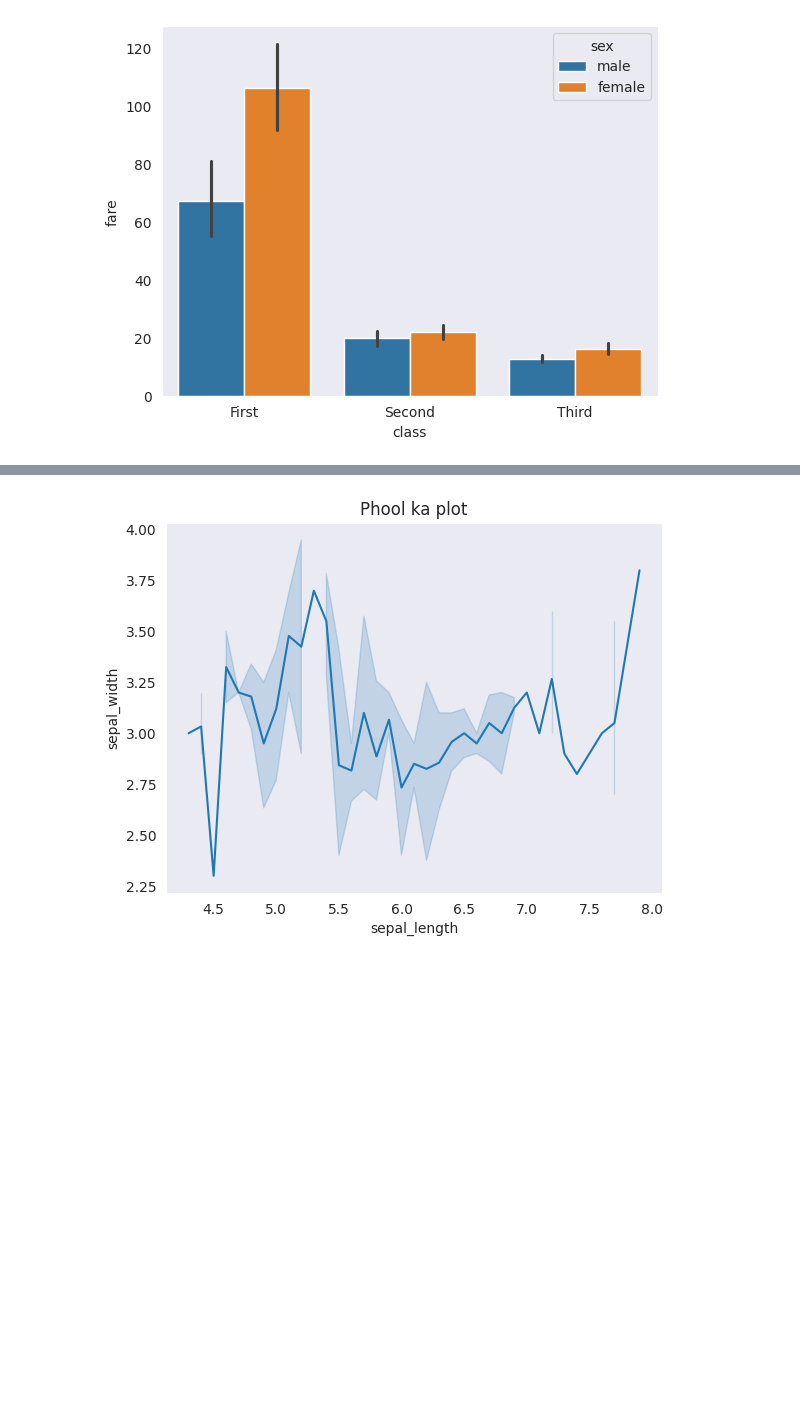
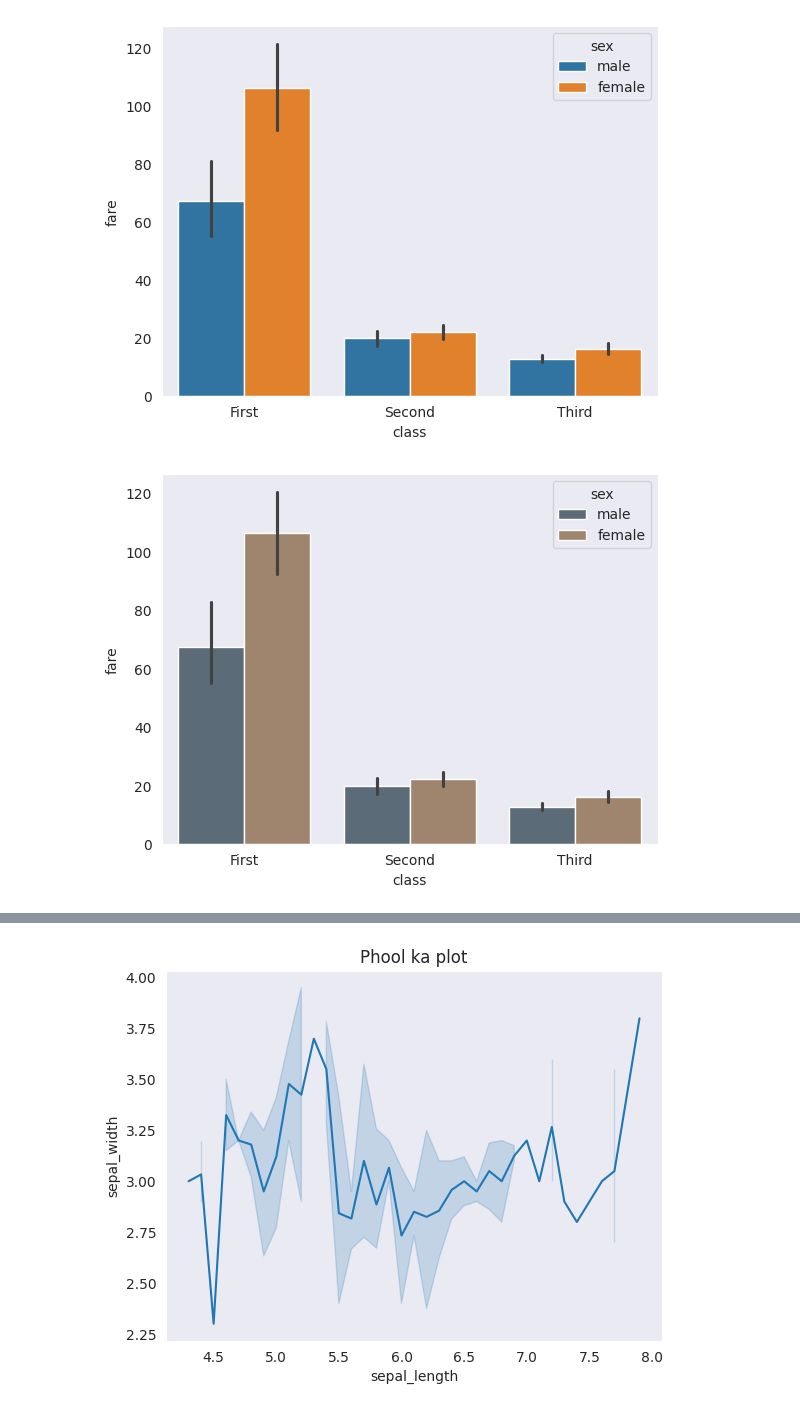
Before and after one commit to ahmadzulfiqar001/python-100-days-beginner-to-advance-, a Jupyter notebook: Day_10_of_Python.ipynb, the cells around one changed output, grey strips where cells are left out. Drawn from its saved outputs; the diff is of its cells as text; code cells hidden in the pictures; blank space fills up the shorter version.

```diff
--- a/Day_10_of_Python.ipynb
+++ b/Day_10_of_Python.ipynb
@@ -72,3 +72,20 @@ sns.barplot(x="class", y="fare", hue="sex", data=kashti, estimator= np.mean)
 plt.show()
 # %% [output]
 [figure]
+# %%
+# import libraries
+
+import seaborn as sns
+import numpy as np
+import matplotlib.pyplot as plt
+
+# load_dataset
+
+Kashti = sns.load_dataset("titanic")
+Kashti
+
+#draw a plot
+sns.barplot(x="class", y="fare", hue="sex", data=kashti, estimator=np.mean, saturation=0.2)
+plt.show()
+# %% [output]
+[figure, added]
```
Also changed, not shown: parts of 2 cells of this notebook.
